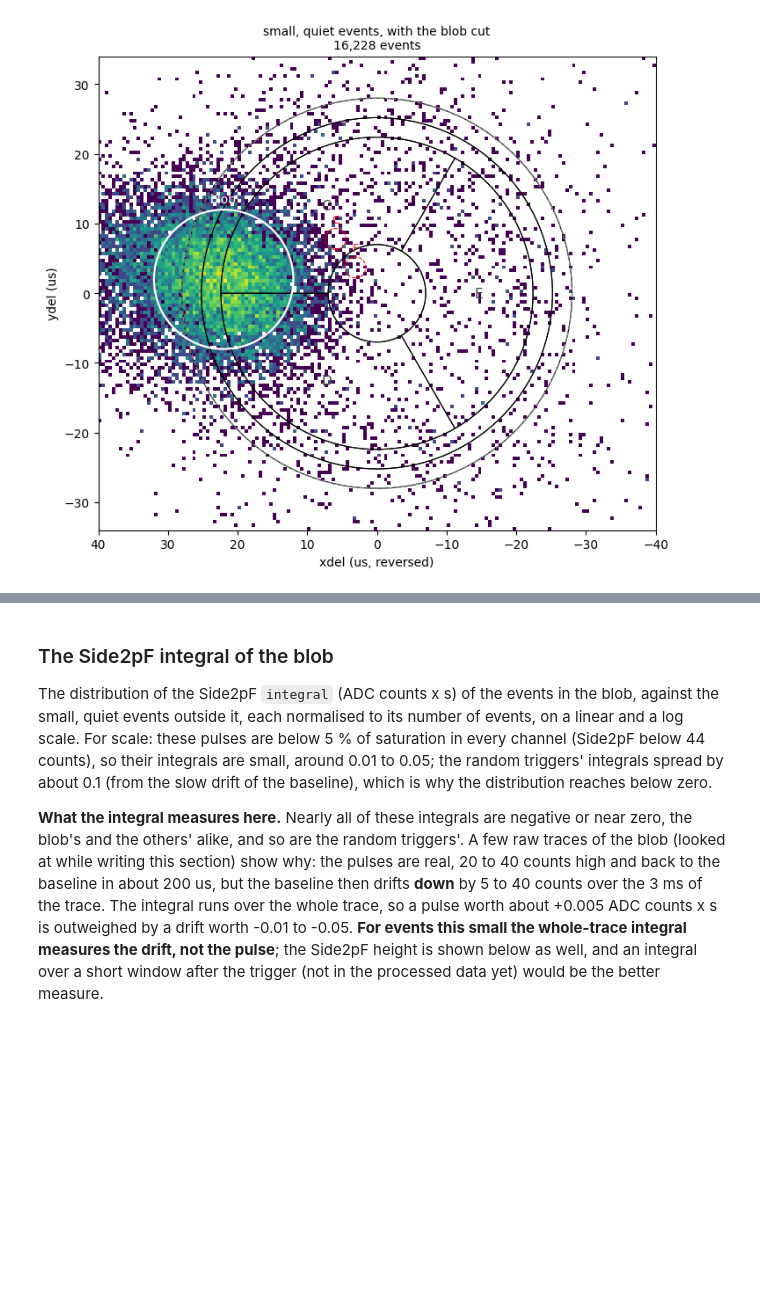
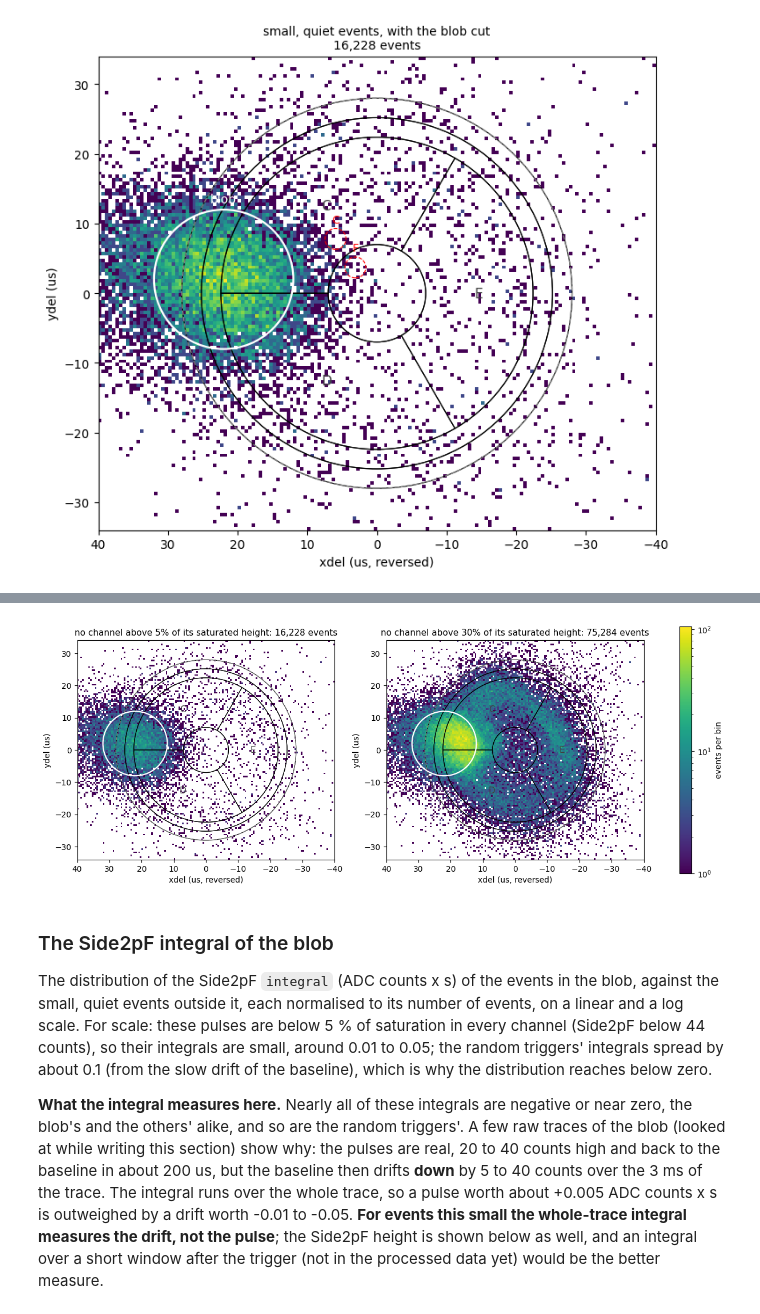
Before and after one commit to villano-lab/NSDF-Data, a Jupyter notebook: data_analysis/R76/notebooks/relcal/positions-small-quiet-82v.ipynb, the cells around one changed output, grey strips where cells are left out. Drawn from its saved outputs; the diff is of its cells as text; code cells hidden in the pictures; blank space fills up the shorter version.

```diff
--- a/data_analysis/R76/notebooks/relcal/positions-small-quiet-82v.ipynb
+++ b/data_analysis/R76/notebooks/relcal/positions-small-quiet-82v.ipynb
@@ -353,3 +357,21 @@ small, quiet events: 16,228; in the blob: 8,888 (55%); outside it: 7,340
+# %%
+fig, axes = plt.subplots(1, 2, figsize=(16, 6.6))
+pair = [(f, m) for f, m in zip(FRACS, sets) if f in (0.05, 0.30)]
+c_pair = [np.histogram2d(xdel[m], ydel[m], bins=[xe, ye])[0] for _, m in pair]
+vmax_p = max(c.max() for c in c_pair)
+for ax, (f, m), c in zip(axes, pair, c_pair):
+    pm = ax.pcolormesh(xe, ye, np.where(c > 0, c, np.nan).T, cmap="viridis", norm=colors.LogNorm(vmin=1, vmax=vmax_p), zorder=2)
+    draw_detector_mirrored(ax)
+    ax.add_patch(Circle((0, 0), R_US, fill=False, ec="0.5", lw=1.0, ls="--", zorder=4))
+    ax.add_patch(Circle((BLOB_X, BLOB_Y), BLOB_R, fill=False, ec="w", lw=1.6, zorder=6))
+    ax.set_xlim(XR, -XR); ax.set_ylim(-YR, YR)
+    ax.set_xlabel("xdel (us, reversed)"); ax.set_ylabel("ydel (us)")
+    ax.set_title(f"no channel above {f:.0%} of its saturated height: {m.sum():,} events", fontsize=11)
+fig.colorbar(pm, ax=axes, shrink=0.85, label="events per bin")
+fig.savefig(FIG_DIR / "position-small-5-vs-30.png", dpi=90, bbox_inches="tight")
+plt.show()
+# %% [output]
+[figure, added]
 # %% [markdown]
 ### The Side2pF integral of the blob
 
```
Also changed, not shown: parts of 1 cell of this notebook, 1 other file.
